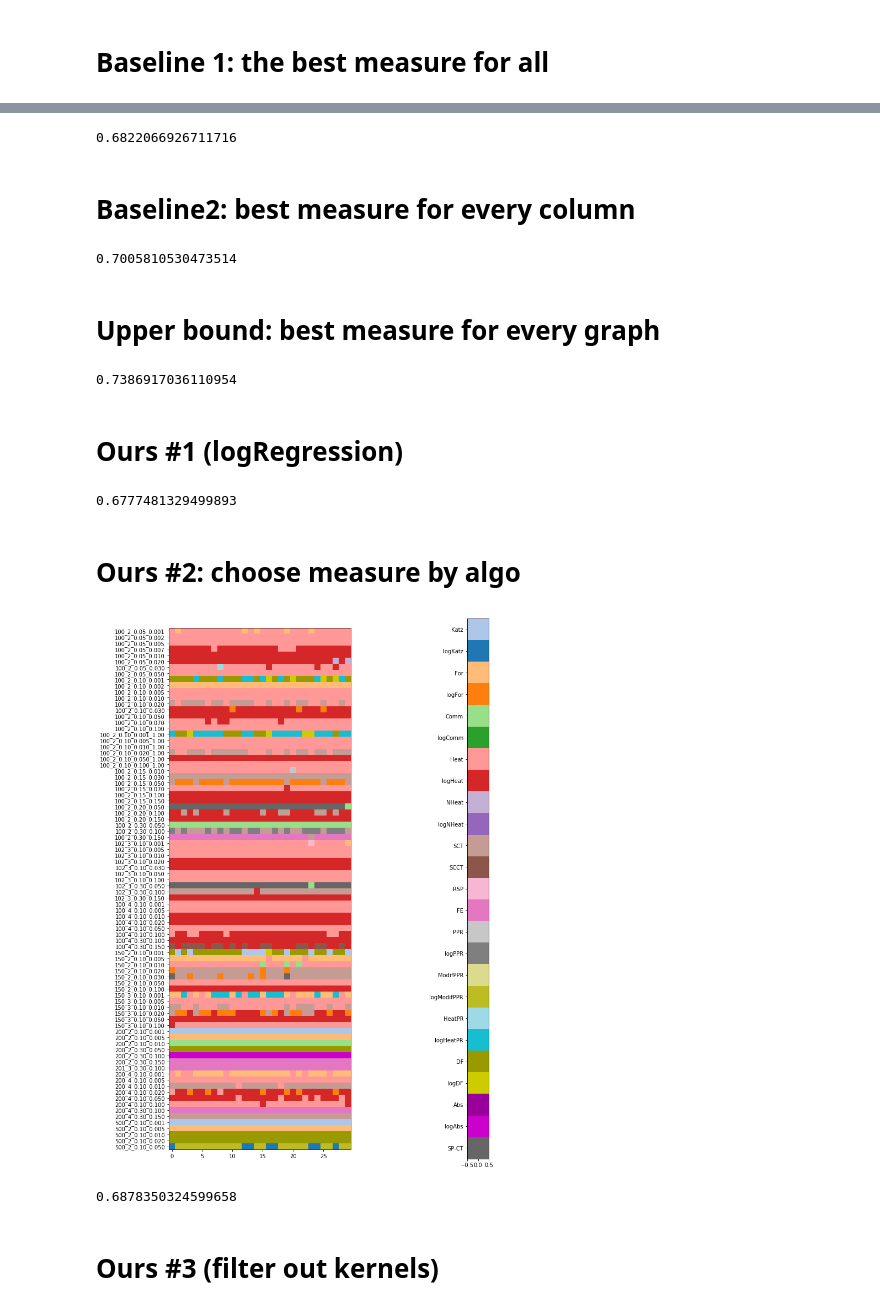
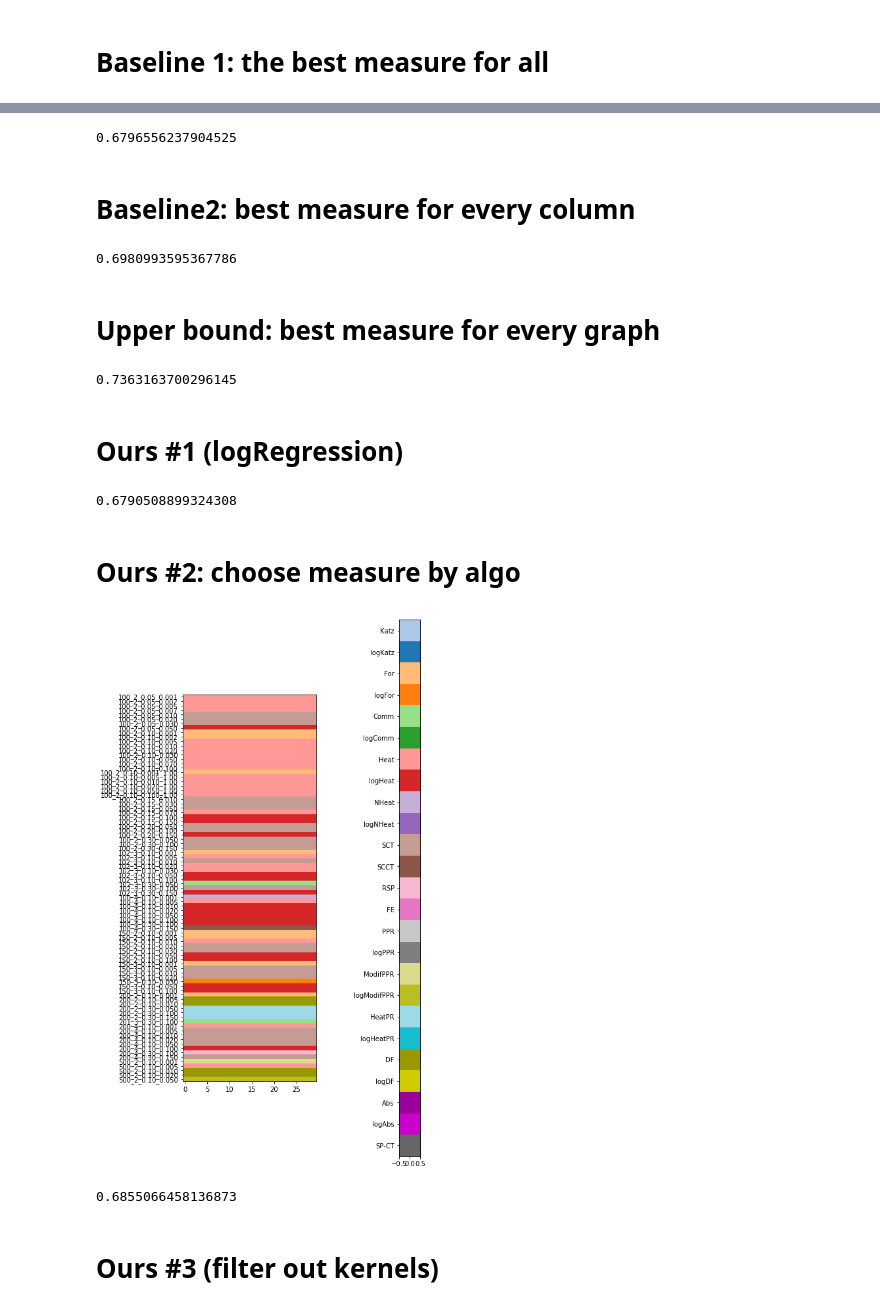
Before and after one commit to vlivashkin/pygkernels-experiments, a Jupyter notebook: experiments/init/SBM4-quality.ipynb, the cells around one changed output, grey strips where cells are left out. Cells and saved outputs as stored; diff of their text form; code cells hidden in the pictures.

```diff
--- a/experiments/init/SBM4-quality.ipynb
+++ b/experiments/init/SBM4-quality.ipynb
@@ -28,16 +28,26 @@ data_hub = SBM_Data()
 _, results_modularity_any3, modularity_results = data_hub.load_precalculated()
 
 X, y = data_hub.make_dataset()
-X_train, y_train = X[:, :70].reshape(-1, 22), y[:, :70].reshape(-1, 25)
-X_val,   y_val   = X[:, 70:].reshape(-1, 22), y[:, 70:].reshape(-1, 25)
-X,       y       = X.reshape(-1, 22), y.reshape(-1, 25)
+X_train, y_train = X[:, :70].reshape(-1, X.shape[2]), y[:, :70].reshape(-1, y.shape[2])
+X_val,   y_val   = X[:, 70:].reshape(-1, X.shape[2]), y[:, 70:].reshape(-1, y.shape[2])
+X,       y       = X.reshape(-1, X.shape[2]), y.reshape(-1, y.shape[2])
 
 _, y_ari = data_hub.make_dataset(return_clf=False)
-ari_train = y_ari[:, :70].reshape(-1, 25)
-ari_val = y_ari[:, 70:].reshape(-1, 25)
+ari_train = y_ari[:, :70].reshape(-1, y_ari.shape[2])
+ari_val = y_ari[:, 70:].reshape(-1, y_ari.shape[2])
 
 feature_names = data_hub.allowed_features_list
 # %%
 data_hub.kernel_names.index('SCT')
 # %% [output]
 10
+# %%
+# chosen_feature_names = ['log(n)/k * p_in/p_out', 'avg_sp']
+# chosen_feature_names = ['log(n)/k * p_in/p_out', 'median_deg', 'max_clique/(n/k)']
+# chosen_feature_names = ['n/k', 'sbm_neighbour_score', 'modularity', 'avg_deg']
+chosen_feature_names = ['n', 'k', 'p_in', 'p_out']
+
+chosen_features = []
+for chosen_feature in chosen_feature_names:
+    chosen_features.append(data_hub.allowed_features_list.index(chosen_feature))
+chosen_features
@@ -69,7 +81,7 @@ df.sort_values('mean ari', ascending=False)
 baseline = list(df.iloc[7])[1]
 baseline
 # %% [output]
-0.6822066926711716
+0.6796556237904525
 # %% [markdown]
 # Baseline2: best measure for every column
 # %%
@@ -86,7 +98,7 @@ df = pd.DataFrame([(k, v[0], v[1]) for k, v in by_column_results.items()], colum
 upper_bound1 = np.mean(list(df['mean ari']))
 upper_bound1
 # %% [output]
-0.7005810530473514
+0.6980993595367786
 # %% [markdown]
 # Upper bound: best measure for every graph
 # %%
@@ -99,46 +111,46 @@ for column_name, column_results in results_modularity_any3.items():
 upper_bound2 = np.mean(results)
 upper_bound2
 # %% [output]
-0.7386917036110954
+0.7363163700296145
 # %% [markdown]
 # Ours #1 (logRegression)
 # %%
 estimator = OneVsRestClassifier(LogisticRegression())
-estimator.fit(X_train[:, [6, 18]], y_train)
-y_pred = estimator.predict_proba(X_val[:, [6, 18]])
+estimator.fit(X_train[:, chosen_features], y_train)
+y_pred = estimator.predict_proba(X_val[:, chosen_features])
 ours1 = np.mean(ari_val[range(y_pred.shape[0]), np.argmax(y_pred, axis=1)])
 ours1
 # %% [output]
-0.6777481329499893
+0.6790508899324308
 # %% [markdown]
 # Ours #2: choose measure by algo
 # %%
 estimator = OneVsRestClassifier(SVC(probability=True))
-estimator.fit(X_train[:, [6, 18]], y_train)
-y_pred = estimator.predict_proba(X_val[:, [6, 18]])
+estimator.fit(X_train[:, chosen_features], y_train)
+y_pred = estimator.predict_proba(X_val[:, chosen_features])
 # %%
 every_graph_choice = np.argmax(y_pred, axis=1).reshape(-1, 30)
 every_graph_choice_pic = np.zeros((every_graph_choice.shape[0], 30, 3))
 
 for i in range(every_graph_choice.shape[0]):
     for j in range(every_graph_choice.shape[1]):
         every_graph_choice_pic[i, j] = np.array(colors.hex2color(d3_category20[every_graph_choice[i, j]]))
 
-fig, ax = plt.subplots(1, 2, figsize=(13, 18))
+fig, ax = plt.subplots(1, 2, figsize=(8, 15))
 ax[0].imshow(every_graph_choice_pic)
 ax[0].set_yticks(range(len(data_hub.datasets)))
 ax[0].set_yticklabels(data_hub.datasets);
 
 ax[1].imshow(np.array([colors.hex2color(d3_category20[i]) for i in range(25)])[:, None])
 ax[1].set_yticks(range(len(data_hub.kernel_names)))
 ax[1].set_yticklabels(data_hub.kernel_names);
 # %% [output]
-[figure, old version]
+[figure, new version]
 # %%
 ours2 = np.mean(ari_val[range(y_pred.shape[0]), np.argmax(y_pred, axis=1)])
 ours2
 # %% [output]
-0.6878350324599658
+0.6855066458136873
 # %% [markdown]
 # Ours #3 (filter out kernels)
 # %%
```
Also changed, not shown: parts of 17 cells of this notebook, 9 other files.
